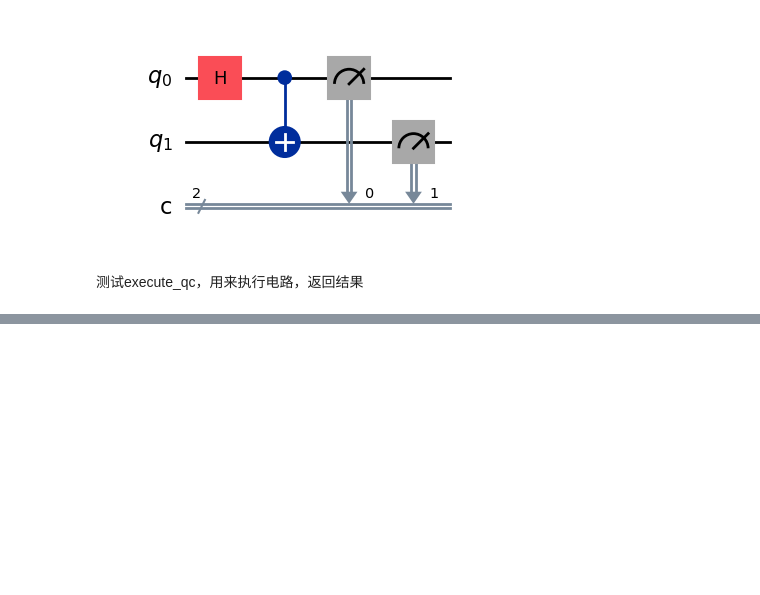
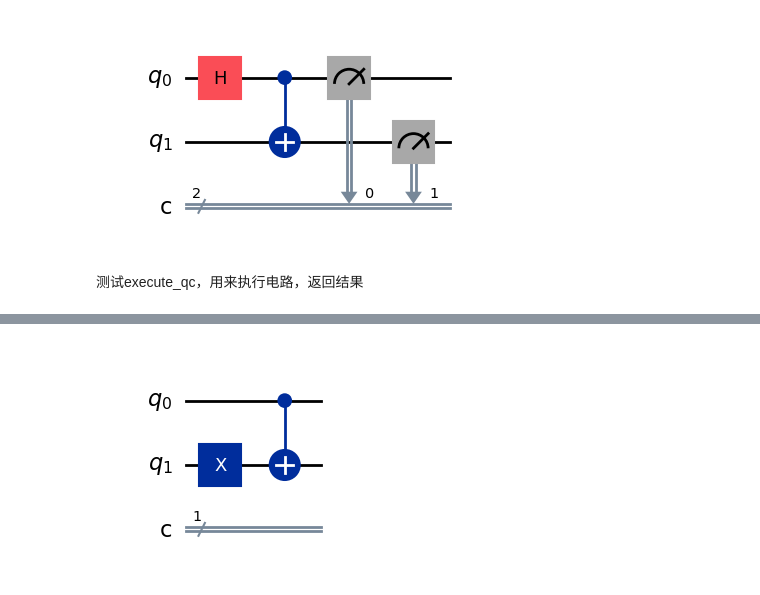
Before and after one commit to xuelx1/LearnQC, a Jupyter notebook: test_funcs.ipynb, the cells around one changed output, grey strips where cells are left out. Cells and saved outputs as stored; diff of their text form; code cells hidden in the pictures; blank space fills up the shorter version.

```diff
--- a/test_funcs.ipynb
+++ b/test_funcs.ipynb
@@ -24,0 +38,5 @@ print(results)
+# %%
+qc = optimize_qc(qc)
+qc.draw(output='mpl')
+# %% [output]
+[figure, added]
```
Also changed, not shown: parts of 3 cells of this notebook, 2 other files.
